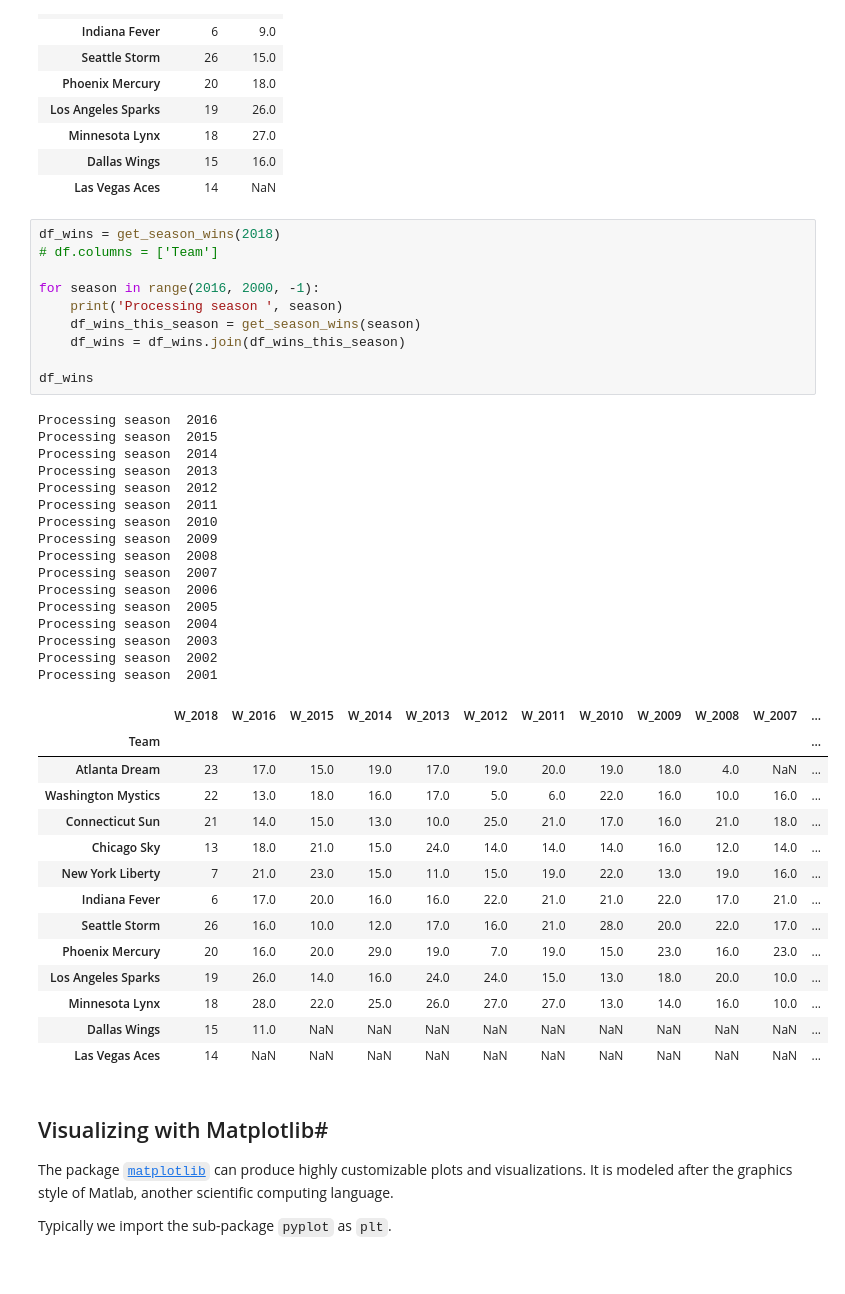
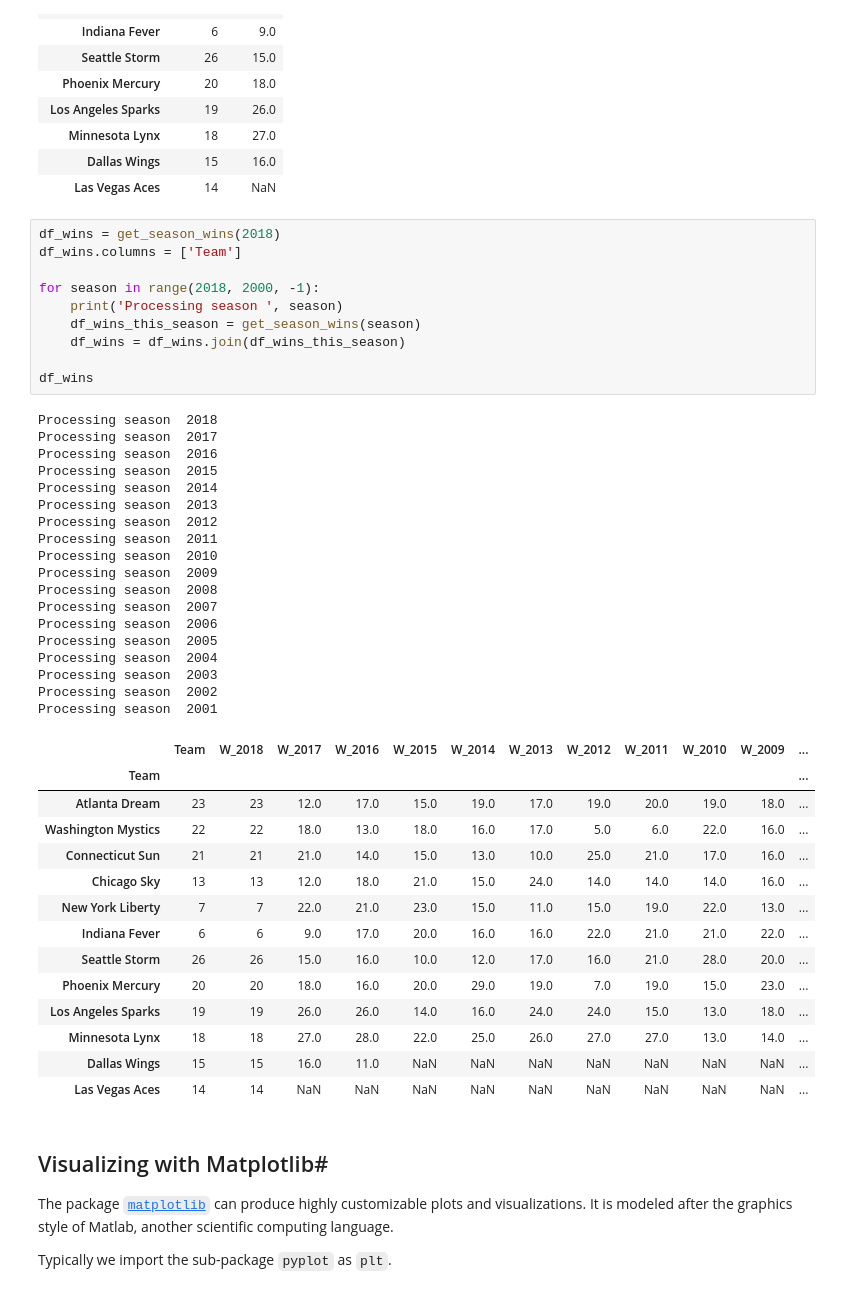
Before and after one commit to gmf05/ITEC696, a Jupyter notebook: unit4/notebook.ipynb, the cells around one changed output. Drawn from its saved outputs; the diff is of its cells as text.

```diff
--- a/unit4/notebook.ipynb
+++ b/unit4/notebook.ipynb
@@ -259,45 +260,47 @@ San Antonio Stars        8
 | Las Vegas Aces | 14 | NaN |
 # %%
 df_wins = get_season_wins(2018)
-# df.columns = ['Team']
+df_wins.columns = ['Team']
 
-for season in range(2016, 2000, -1):
+for season in range(2018, 2000, -1):
     print('Processing season ', season)
     df_wins_this_season = get_season_wins(season)
     df_wins = df_wins.join(df_wins_this_season)
 
 df_wins
 # %% [output]
+Processing season  2018
+Processing season  2017
 Processing season  2016
 Processing season  2015
 Processing season  2014
 Processing season  2013
 Processing season  2012
 Processing season  2011
 Processing season  2010
 Processing season  2009
 Processing season  2008
 Processing season  2007
 Processing season  2006
 Processing season  2005
 Processing season  2004
 Processing season  2003
 Processing season  2002
 Processing season  2001
-|  | W_2018 | W_2016 | W_2015 | W_2014 | W_2013 | W_2012 | W_2011 | W_2010 | W_2009 | W_2008 | W_2007 | ... |
+|  | Team | W_2018 | W_2017 | W_2016 | W_2015 | W_2014 | W_2013 | W_2012 | W_2011 | W_2010 | W_2009 | ... |
 | Team |  |  |  |  |  |  |  |  |  |  |  | ... |
-| Atlanta Dream | 23 | 17.0 | 15.0 | 19.0 | 17.0 | 19.0 | 20.0 | 19.0 | 18.0 | 4.0 | NaN | ... |
-| Washington Mystics | 22 | 13.0 | 18.0 | 16.0 | 17.0 | 5.0 | 6.0 | 22.0 | 16.0 | 10.0 | 16.0 | ... |
-| Connecticut Sun | 21 | 14.0 | 15.0 | 13.0 | 10.0 | 25.0 | 21.0 | 17.0 | 16.0 | 21.0 | 18.0 | ... |
-| Chicago Sky | 13 | 18.0 | 21.0 | 15.0 | 24.0 | 14.0 | 14.0 | 14.0 | 16.0 | 12.0 | 14.0 | ... |
-| New York Liberty | 7 | 21.0 | 23.0 | 15.0 | 11.0 | 15.0 | 19.0 | 22.0 | 13.0 | 19.0 | 16.0 | ... |
-| Indiana Fever | 6 | 17.0 | 20.0 | 16.0 | 16.0 | 22.0 | 21.0 | 21.0 | 22.0 | 17.0 | 21.0 | ... |
-| Seattle Storm | 26 | 16.0 | 10.0 | 12.0 | 17.0 | 16.0 | 21.0 | 28.0 | 20.0 | 22.0 | 17.0 | ... |
-| Phoenix Mercury | 20 | 16.0 | 20.0 | 29.0 | 19.0 | 7.0 | 19.0 | 15.0 | 23.0 | 16.0 | 23.0 | ... |
-| Los Angeles Sparks | 19 | 26.0 | 14.0 | 16.0 | 24.0 | 24.0 | 15.0 | 13.0 | 18.0 | 20.0 | 10.0 | ... |
-| Minnesota Lynx | 18 | 28.0 | 22.0 | 25.0 | 26.0 | 27.0 | 27.0 | 13.0 | 14.0 | 16.0 | 10.0 | ... |
-| Dallas Wings | 15 | 11.0 | NaN | NaN | NaN | NaN | NaN | NaN | NaN | NaN | NaN | ... |
-| Las Vegas Aces | 14 | NaN | NaN | NaN | NaN | NaN | NaN | NaN | NaN | NaN | NaN | ... |
+| Atlanta Dream | 23 | 23 | 12.0 | 17.0 | 15.0 | 19.0 | 17.0 | 19.0 | 20.0 | 19.0 | 18.0 | ... |
+| Washington Mystics | 22 | 22 | 18.0 | 13.0 | 18.0 | 16.0 | 17.0 | 5.0 | 6.0 | 22.0 | 16.0 | ... |
+| Connecticut Sun | 21 | 21 | 21.0 | 14.0 | 15.0 | 13.0 | 10.0 | 25.0 | 21.0 | 17.0 | 16.0 | ... |
+| Chicago Sky | 13 | 13 | 12.0 | 18.0 | 21.0 | 15.0 | 24.0 | 14.0 | 14.0 | 14.0 | 16.0 | ... |
+| New York Liberty | 7 | 7 | 22.0 | 21.0 | 23.0 | 15.0 | 11.0 | 15.0 | 19.0 | 22.0 | 13.0 | ... |
+| Indiana Fever | 6 | 6 | 9.0 | 17.0 | 20.0 | 16.0 | 16.0 | 22.0 | 21.0 | 21.0 | 22.0 | ... |
+| Seattle Storm | 26 | 26 | 15.0 | 16.0 | 10.0 | 12.0 | 17.0 | 16.0 | 21.0 | 28.0 | 20.0 | ... |
+| Phoenix Mercury | 20 | 20 | 18.0 | 16.0 | 20.0 | 29.0 | 19.0 | 7.0 | 19.0 | 15.0 | 23.0 | ... |
+| Los Angeles Sparks | 19 | 19 | 26.0 | 26.0 | 14.0 | 16.0 | 24.0 | 24.0 | 15.0 | 13.0 | 18.0 | ... |
+| Minnesota Lynx | 18 | 18 | 27.0 | 28.0 | 22.0 | 25.0 | 26.0 | 27.0 | 27.0 | 13.0 | 14.0 | ... |
+| Dallas Wings | 15 | 15 | 16.0 | 11.0 | NaN | NaN | NaN | NaN | NaN | NaN | NaN | ... |
+| Las Vegas Aces | 14 | 14 | NaN | NaN | NaN | NaN | NaN | NaN | NaN | NaN | NaN | ... |
 # %% [markdown]
 ## Visualizing with Matplotlib#
 
```
Also changed, not shown: parts of 10 cells of this notebook, 20 other files.
